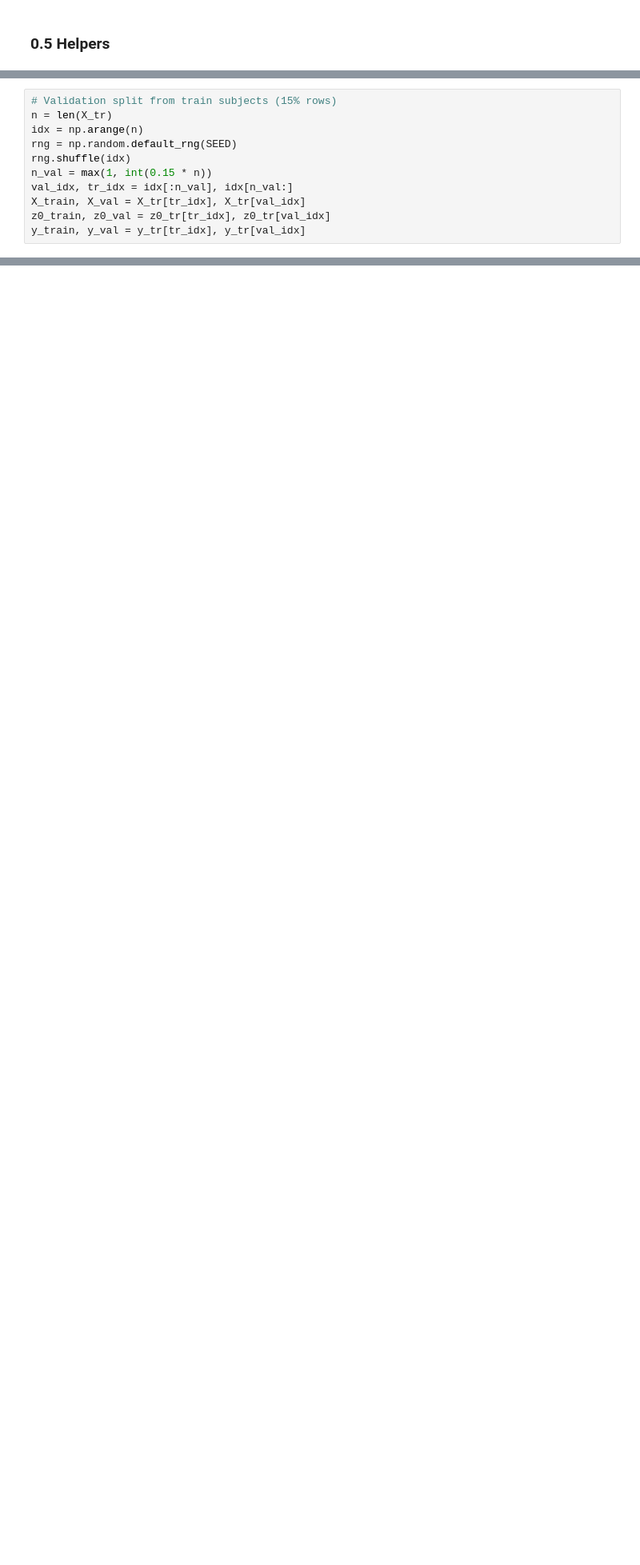
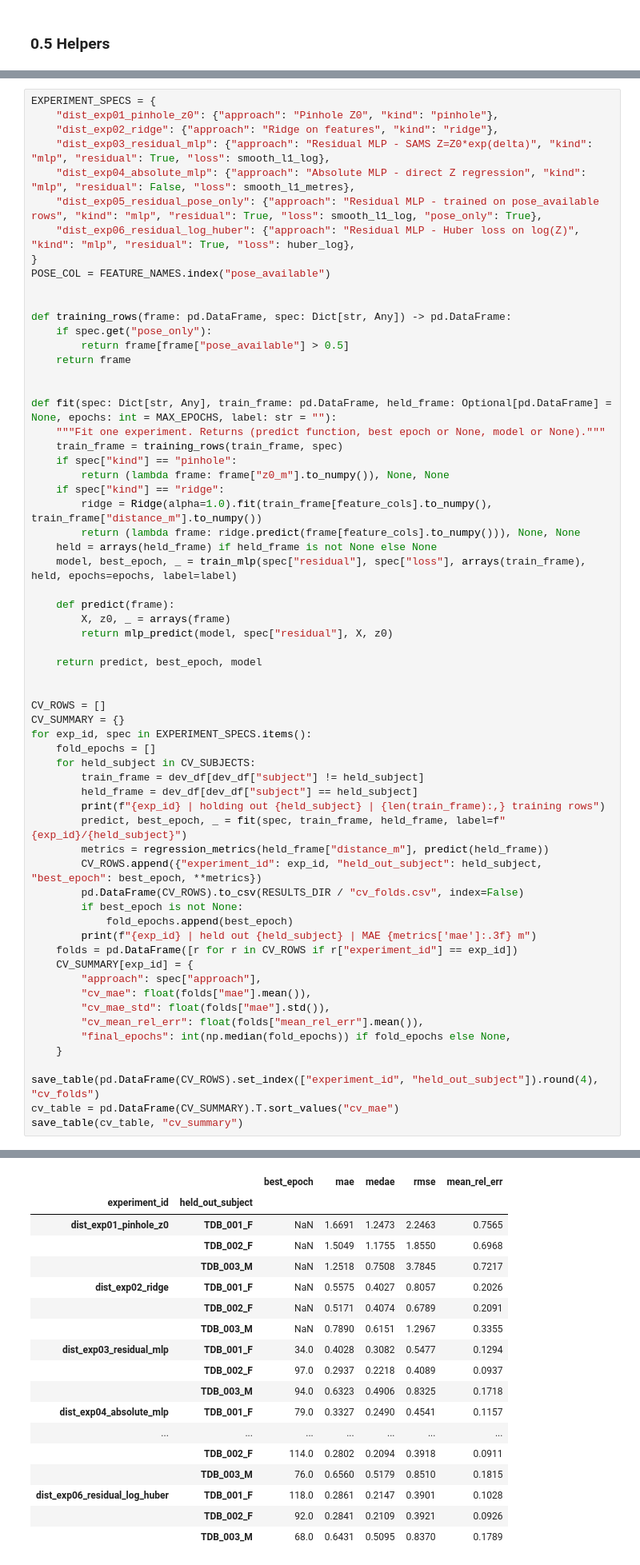
Before and after one commit to Bonaparte003/Smart-Accident-System-Monitoring-SAMS-, a Jupyter notebook: notebooks/04_vision_distance_estimation_training.ipynb, the cells around one changed output, grey strips where cells are left out. Shown at 80% size. Cells and saved outputs as stored; diff of their text form; blank space fills up the shorter version.

```diff
--- a/notebooks/04_vision_distance_estimation_training.ipynb
+++ b/notebooks/04_vision_distance_estimation_training.ipynb
@@ -815,11 +991,64 @@ def huber_log(pred, yb, z0b, delta=0.15):
 # %%
-# Validation split from train subjects (15% rows)
-n = len(X_tr)
-idx = np.arange(n)
-rng = np.random.default_rng(SEED)
-rng.shuffle(idx)
-n_val = max(1, int(0.15 * n))
-val_idx, tr_idx = idx[:n_val], idx[n_val:]
-X_train, X_val = X_tr[tr_idx], X_tr[val_idx]
-z0_train, z0_val = z0_tr[tr_idx], z0_tr[val_idx]
-y_train, y_val = y_tr[tr_idx], y_tr[val_idx]
+EXPERIMENT_SPECS = {
+    "dist_exp01_pinhole_z0": {"approach": "Pinhole Z0", "kind": "pinhole"},
+    "dist_exp02_ridge": {"approach": "Ridge on features", "kind": "ridge"},
+    "dist_exp03_residual_mlp": {"approach": "Residual MLP - SAMS Z=Z0*exp(delta)", "kind": "mlp", "residual": True, "loss": smooth_l1_log},
+    "dist_exp04_absolute_mlp": {"approach": "Absolute MLP - direct Z regression", "kind": "mlp", "residual": False, "loss": smooth_l1_metres},
+    "dist_exp05_residual_pose_only": {"approach": "Residual MLP - trained on pose_available rows", "kind": "mlp", "residual": True, "loss": smooth_l1_log, "pose_only": True},
+    "dist_exp06_residual_log_huber": {"approach": "Residual MLP - Huber loss on log(Z)", "kind": "mlp", "residual": True, "loss": huber_log},
+}
+POSE_COL = FEATURE_NAMES.index("pose_available")
+
+
+def training_rows(frame: pd.DataFrame, spec: Dict[str, Any]) -> pd.DataFrame:
+    if spec.get("pose_only"):
+        return frame[frame["pose_available"] > 0.5]
+    return frame
+
+
+def fit(spec: Dict[str, Any], train_frame: pd.DataFrame, held_frame: Optional[pd.DataFrame] = None, epochs: int = MAX_EPOCHS, label: str = ""):
+    """Fit one experiment. Returns (predict function, best epoch or None, model or None)."""
+    train_frame = training_rows(train_frame, spec)
+    if spec["kind"] == "pinhole":
+        return (lambda frame: frame["z0_m"].to_numpy()), None, None
+    if spec["kind"] == "ridge":
+        ridge = Ridge(alpha=1.0).fit(train_frame[feature_cols].to_numpy(), train_frame["distance_m"].to_numpy())
+        return (lambda frame: ridge.predict(frame[feature_cols].to_numpy())), None, None
+    held = arrays(held_frame) if held_frame is not None else None
+    model, best_epoch, _ = train_mlp(spec["residual"], spec["loss"], arrays(train_frame), held, epochs=epochs, label=label)
+
+    def predict(frame):
+        X, z0, _ = arrays(frame)
+        return mlp_predict(model, spec["residual"], X, z0)
+
+    return predict, best_epoch, model
+
+
+CV_ROWS = []
+CV_SUMMARY = {}
+for exp_id, spec in EXPERIMENT_SPECS.items():
+    fold_epochs = []
+    for held_subject in CV_SUBJECTS:
+        train_frame = dev_df[dev_df["subject"] != held_subject]
+        held_frame = dev_df[dev_df["subject"] == held_subject]
+        print(f"{exp_id} | holding out {held_subject} | {len(train_frame):,} training rows")
+        predict, best_epoch, _ = fit(spec, train_frame, held_frame, label=f"{exp_id}/{held_subject}")
+        metrics = regression_metrics(held_frame["distance_m"], predict(held_frame))
+        CV_ROWS.append({"experiment_id": exp_id, "held_out_subject": held_subject, "best_epoch": best_epoch, **metrics})
+        pd.DataFrame(CV_ROWS).to_csv(RESULTS_DIR / "cv_folds.csv", index=False)
+        if best_epoch is not None:
+            fold_epochs.append(best_epoch)
+        print(f"{exp_id} | held out {held_subject} | MAE {metrics['mae']:.3f} m")
+    folds = pd.DataFrame([r for r in CV_ROWS if r["experiment_id"] == exp_id])
+    CV_SUMMARY[exp_id] = {
+        "approach": spec["approach"],
+        "cv_mae": float(folds["mae"].mean()),
+        "cv_mae_std": float(folds["mae"].std()),
+        "cv_mean_rel_err": float(folds["mean_rel_err"].mean()),
+        "final_epochs": int(np.median(fold_epochs)) if fold_epochs else None,
+    }
+
+save_table(pd.DataFrame(CV_ROWS).set_index(["experiment_id", "held_out_subject"]).round(4), "cv_folds")
+cv_table = pd.DataFrame(CV_SUMMARY).T.sort_values("cv_mae")
+save_table(cv_table, "cv_summary")
+# %% [output]
@@ -825,0 +1072,18 @@ y_train, y_val = y_tr[tr_idx], y_tr[val_idx]
+|  |  | best_epoch | mae | medae | rmse | mean_rel_err |
+| experiment_id | held_out_subject |  |  |  |  |  |
+| dist_exp01_pinhole_z0 | TDB_001_F | NaN | 1.6691 | 1.2473 | 2.2463 | 0.7565 |
+|  | TDB_002_F | NaN | 1.5049 | 1.1755 | 1.8550 | 0.6968 |
+|  | TDB_003_M | NaN | 1.2518 | 0.7508 | 3.7845 | 0.7217 |
+| dist_exp02_ridge | TDB_001_F | NaN | 0.5575 | 0.4027 | 0.8057 | 0.2026 |
+|  | TDB_002_F | NaN | 0.5171 | 0.4074 | 0.6789 | 0.2091 |
+|  | TDB_003_M | NaN | 0.7890 | 0.6151 | 1.2967 | 0.3355 |
+| dist_exp03_residual_mlp | TDB_001_F | 34.0 | 0.4028 | 0.3082 | 0.5477 | 0.1294 |
+|  | TDB_002_F | 97.0 | 0.2937 | 0.2218 | 0.4089 | 0.0937 |
+|  | TDB_003_M | 94.0 | 0.6323 | 0.4906 | 0.8325 | 0.1718 |
+| dist_exp04_absolute_mlp | TDB_001_F | 79.0 | 0.3327 | 0.2490 | 0.4541 | 0.1157 |
+| ... | ... | ... | ... | ... | ... | ... |
+|  | TDB_002_F | 114.0 | 0.2802 | 0.2094 | 0.3918 | 0.0911 |
+|  | TDB_003_M | 76.0 | 0.6560 | 0.5179 | 0.8510 | 0.1815 |
+| dist_exp06_residual_log_huber | TDB_001_F | 118.0 | 0.2861 | 0.2147 | 0.3901 | 0.1028 |
+|  | TDB_002_F | 92.0 | 0.2841 | 0.2109 | 0.3921 | 0.0926 |
+|  | TDB_003_M | 68.0 | 0.6431 | 0.5095 | 0.8370 | 0.1789 |
```
Also changed, not shown: parts of 31 cells of this notebook, 6 other files.
